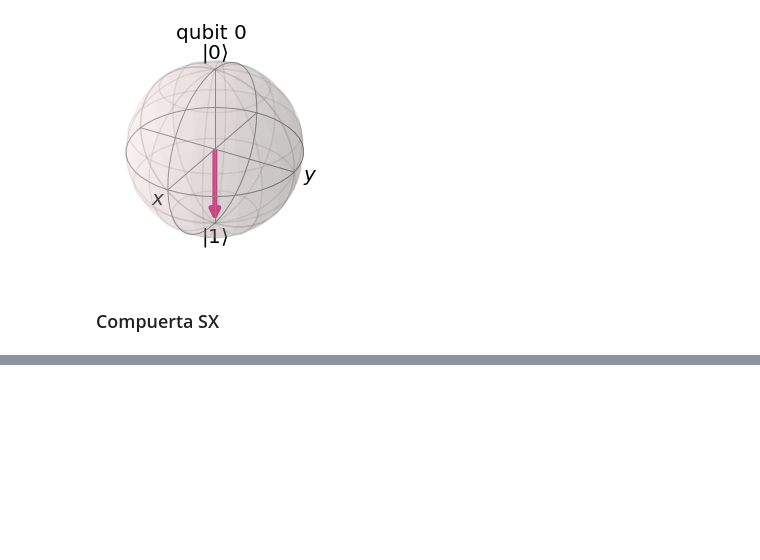
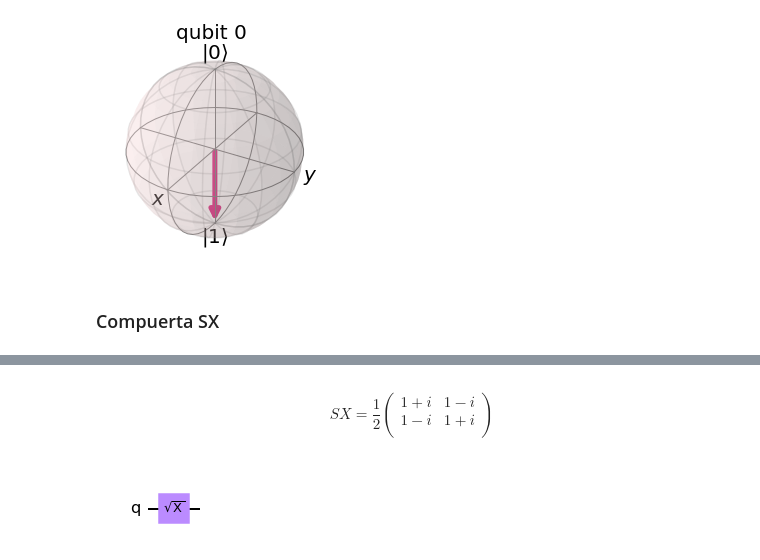
Before and after one commit to abdielgv162/Quantum_Computing, a Jupyter notebook: IBM_Quantum_Challenge_2021/Ejercicio_1_Compuerta_Toffoli.ipynb, the cells around one changed output, grey strips where cells are left out. Cells and saved outputs as stored; diff of their text form; code cells hidden in the pictures; blank space fills up the shorter version.

```diff
--- a/IBM_Quantum_Challenge_2021/Ejercicio_1_Compuerta_Toffoli.ipynb
+++ b/IBM_Quantum_Challenge_2021/Ejercicio_1_Compuerta_Toffoli.ipynb
@@ -95,0 +100,11 @@ plot_bloch_multivector(result)
+# %% [markdown]
+$$SX = \frac{1}{2}\begin{pmatrix}
+1+i & 1-i \\
+1-i & 1+i \\
+\end{pmatrix}$$
+# %%
+sx_gate = QuantumCircuit(1)
+sx_gate.sx(0)
+sx_gate.draw('mpl')
+# %% [output]
+[figure, added]
```
Also changed, not shown: parts of 120 cells of this notebook.
